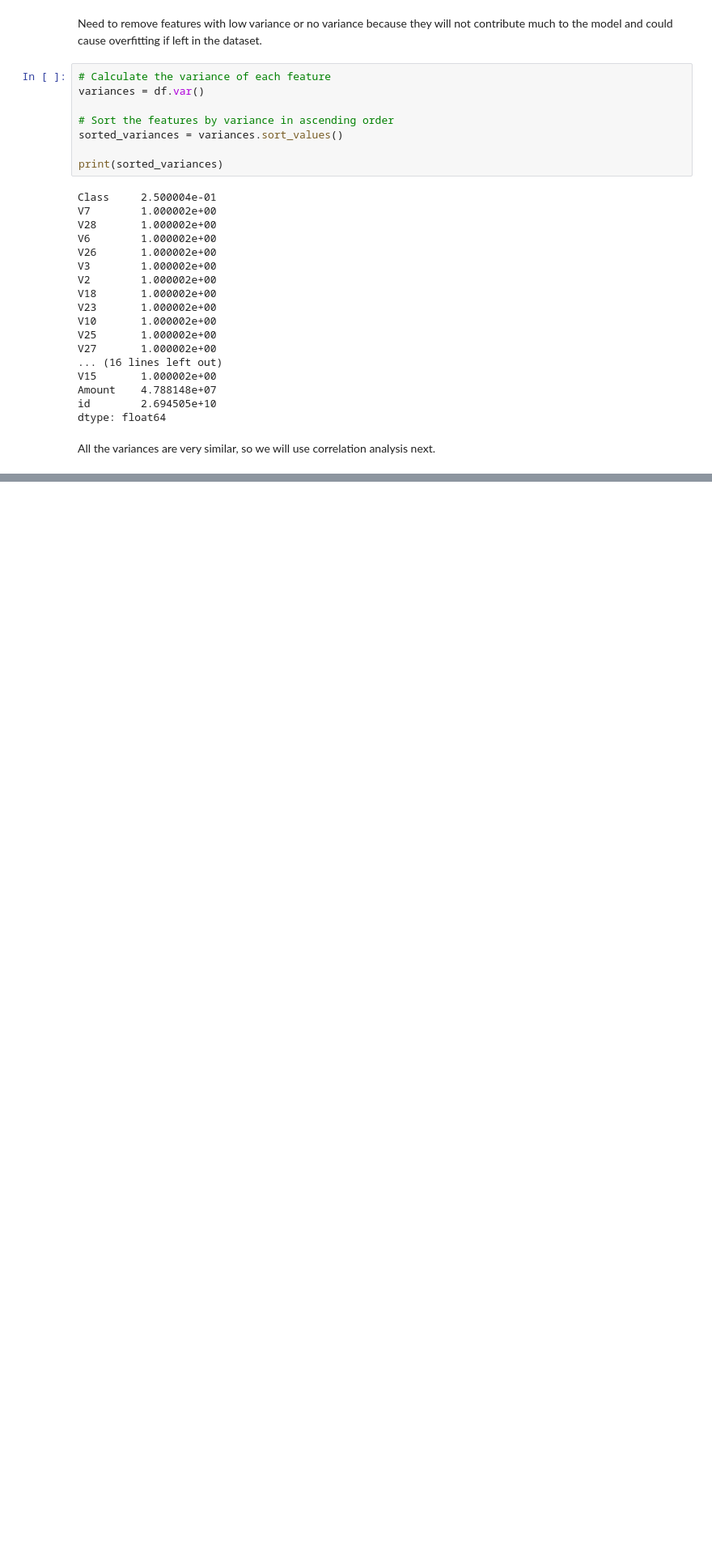
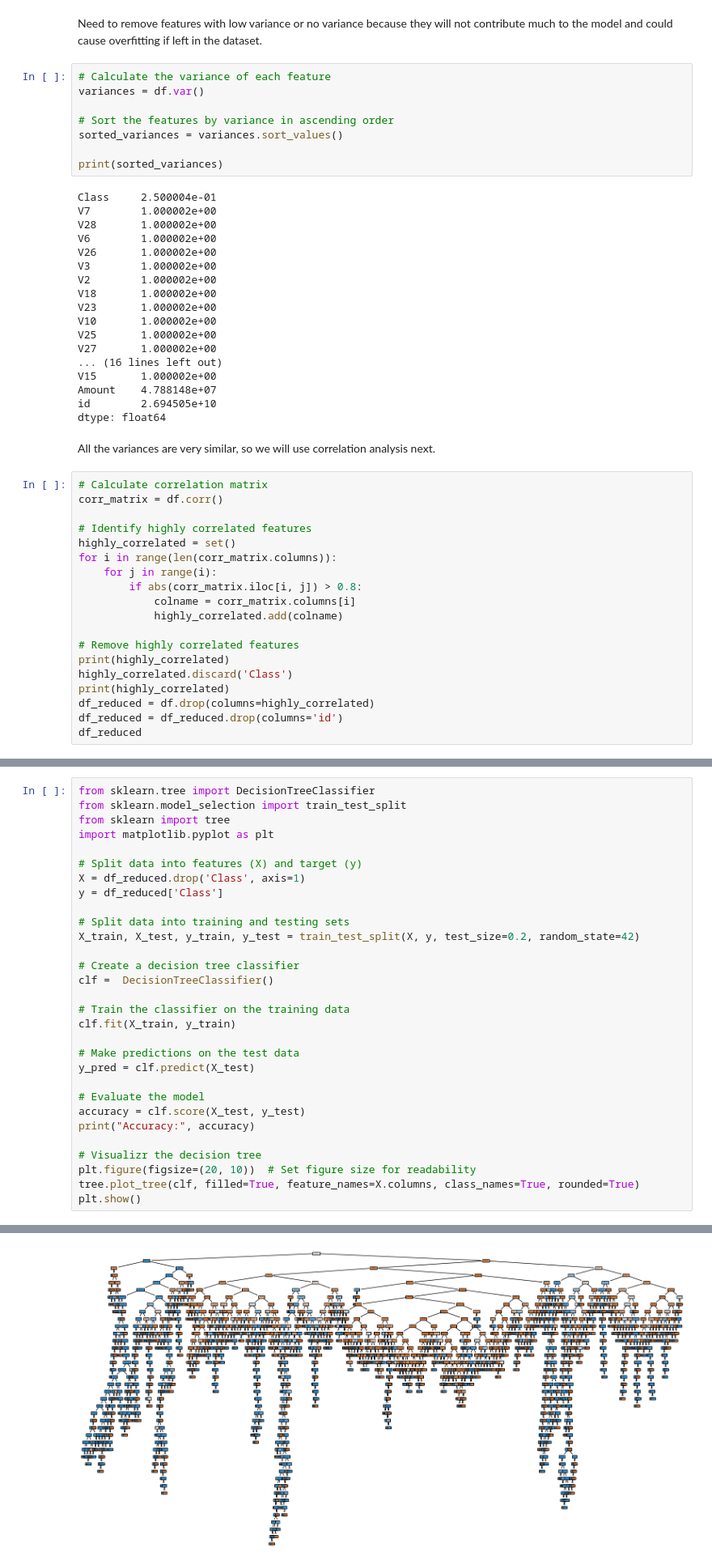
Before and after one commit to ewf40054/Binary-Classification-Project, a Jupyter notebook: Notebook.ipynb, the cells around one changed output, grey strips where cells are left out. Shown at 81% size. Saved outputs shown, nothing was run; the diff lists cells and outputs as text; blank space fills up the shorter version.

Commit message:
added decision tree and knn

```diff
--- a/Notebook.ipynb
+++ b/Notebook.ipynb
@@ -68,3 +68,22 @@ id        2.694505e+10
 dtype: float64
 # %% [markdown]
 All the variances are very similar, so we will use correlation analysis next.
+# %%
+# Calculate correlation matrix
+corr_matrix = df.corr()
+
+# Identify highly correlated features
+highly_correlated = set()
+for i in range(len(corr_matrix.columns)):
+    for j in range(i):
+        if abs(corr_matrix.iloc[i, j]) > 0.8:
+            colname = corr_matrix.columns[i]
+            highly_correlated.add(colname)
+
+# Remove highly correlated features
+print(highly_correlated)
+highly_correlated.discard('Class')
+print(highly_correlated)
+df_reduced = df.drop(columns=highly_correlated)
+df_reduced = df_reduced.drop(columns='id')
+df_reduced
@@ -70,0 +121,31 @@ All the variances are very similar, so we will use correlation analysis next.
+# %%
+from sklearn.tree import DecisionTreeClassifier
+from sklearn.model_selection import train_test_split
+from sklearn import tree
+import matplotlib.pyplot as plt
+
+# Split data into features (X) and target (y)
+X = df_reduced.drop('Class', axis=1)
+y = df_reduced['Class']
+
+# Split data into training and testing sets
+X_train, X_test, y_train, y_test = train_test_split(X, y, test_size=0.2, random_state=42)
+
+# Create a decision tree classifier
+clf =  DecisionTreeClassifier()
+
+# Train the classifier on the training data
+clf.fit(X_train, y_train)
+
+# Make predictions on the test data
+y_pred = clf.predict(X_test)
+
+# Evaluate the model
+accuracy = clf.score(X_test, y_test)
+print("Accuracy:", accuracy)
+
+# Visualizr the decision tree
+plt.figure(figsize=(20, 10))  # Set figure size for readability
+tree.plot_tree(clf, filled=True, feature_names=X.columns, class_names=True, rounded=True)
+plt.show()
+# %% [output]
@@ -70,0 +153 @@ All the variances are very similar, so we will use correlation analysis next.
+[figure, added]
```
Also changed, not shown: parts of 9 cells of this notebook.
